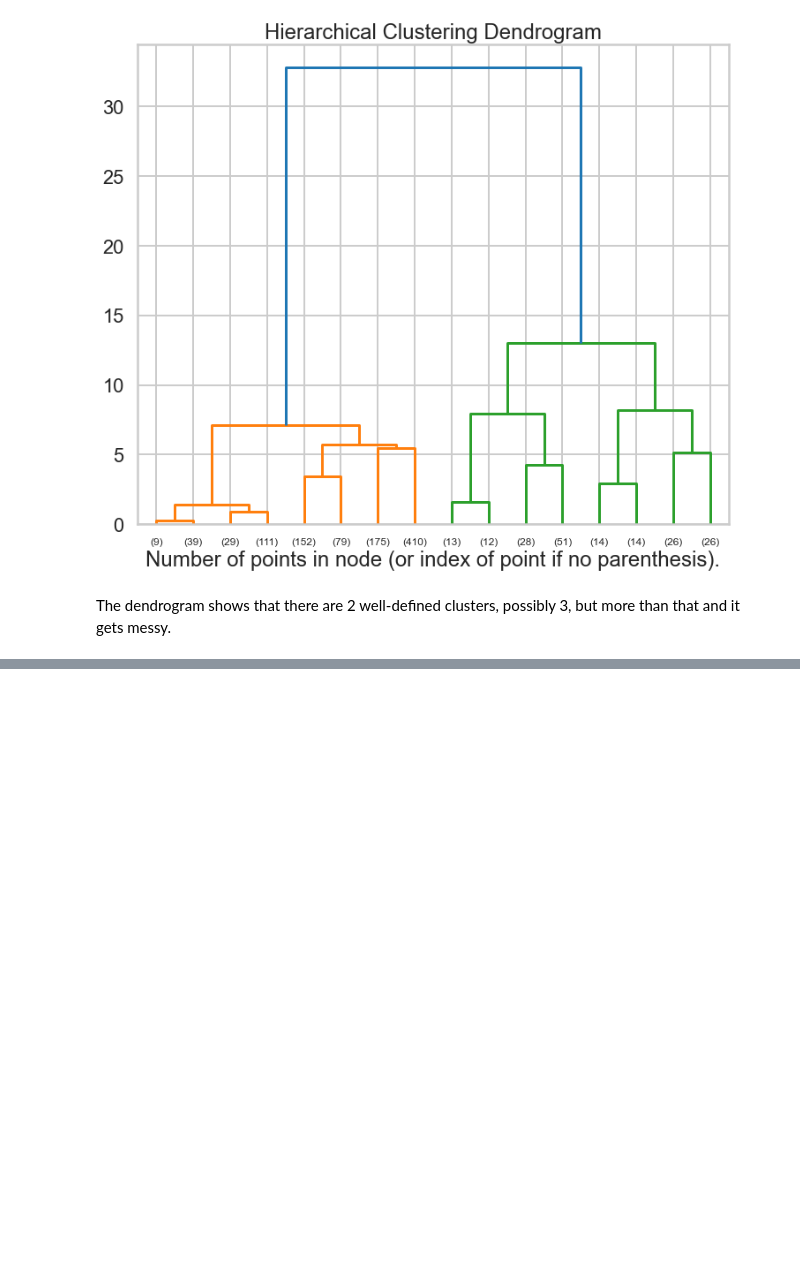
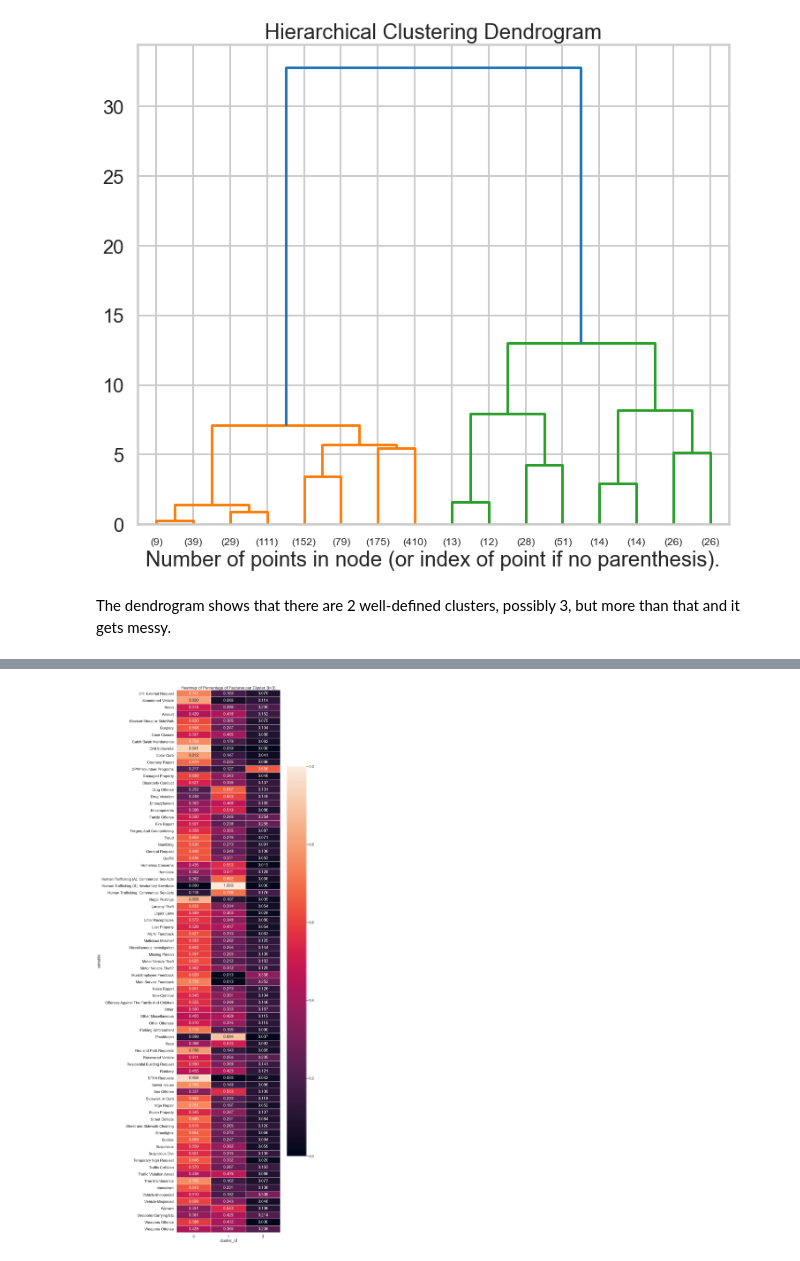
Before and after one commit to fontainelam/SF-PoliceIncidents-311-Housing, a Jupyter notebook: notebooks/5-Unsupervised-Clustering.ipynb, the cells around one changed output, grey strips where cells are left out. Drawn from its saved outputs; the diff is of its cells as text; code cells hidden in the pictures; blank space fills up the shorter version.

Commit message:
added analysis and heatmaps

```diff
--- a/notebooks/5-Unsupervised-Clustering.ipynb
+++ b/notebooks/5-Unsupervised-Clustering.ipynb
@@ -585,0 +612,12 @@ The dendrogram shows that there are 2 well-defined clusters, possibly 3, but mor
+# %%
+kmeans3 = KMeans(n_clusters=3, random_state=42)
+
+df_k3 = pd.DataFrame(x_cols.index)
+df_k3['cluster_id'] = kmeans3.fit_predict(x_cols_scaled)
+
+df_k3_full = pd.melt(df_k3.join(x_cols).drop(columns=0).groupby('cluster_id').sum().reset_index(), id_vars=['cluster_id'])
+
+# scale each feature's counts across clusters, such that we see a percentage of how many incidents apply to each cluster
+df_k3_pct = df_k3_full.groupby(['variable','cluster_id']).agg({'value':'sum'}).groupby(level=0).apply(lambda x: x / float(x.sum())).reset_index()
+df_k3_pct = df_k3_pct.pivot(index='cluster_id', columns='variable', values='value')
+df_k3_pct.T
@@ -585,0 +639,6 @@ The dendrogram shows that there are 2 well-defined clusters, possibly 3, but mor
+# %%
+f, ax = plt.subplots(figsize=(14,60))
+g = sns.heatmap(df_k3_pct.T, annot=True, fmt=".3f", linewidths=.5)
+_ = plt.title("Heatmap of Percentage of Features per Cluster (k=3)")
+# %% [output]
+[figure, added]
```
Also changed, not shown: parts of 9 cells of this notebook.
